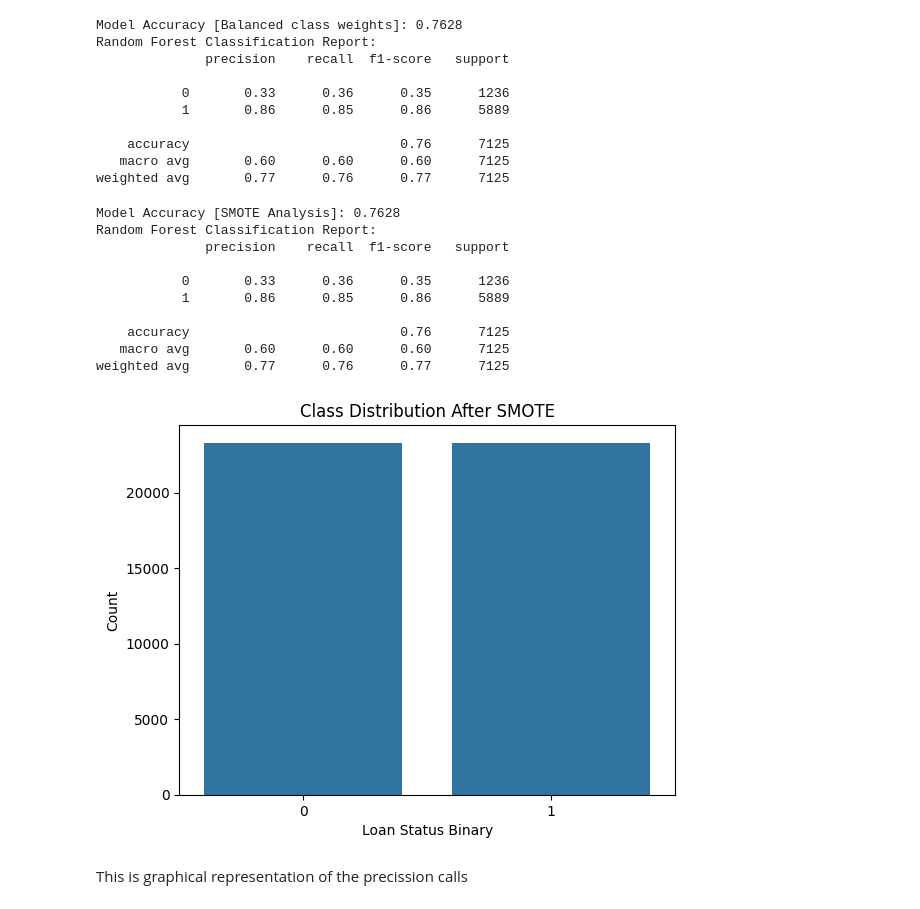
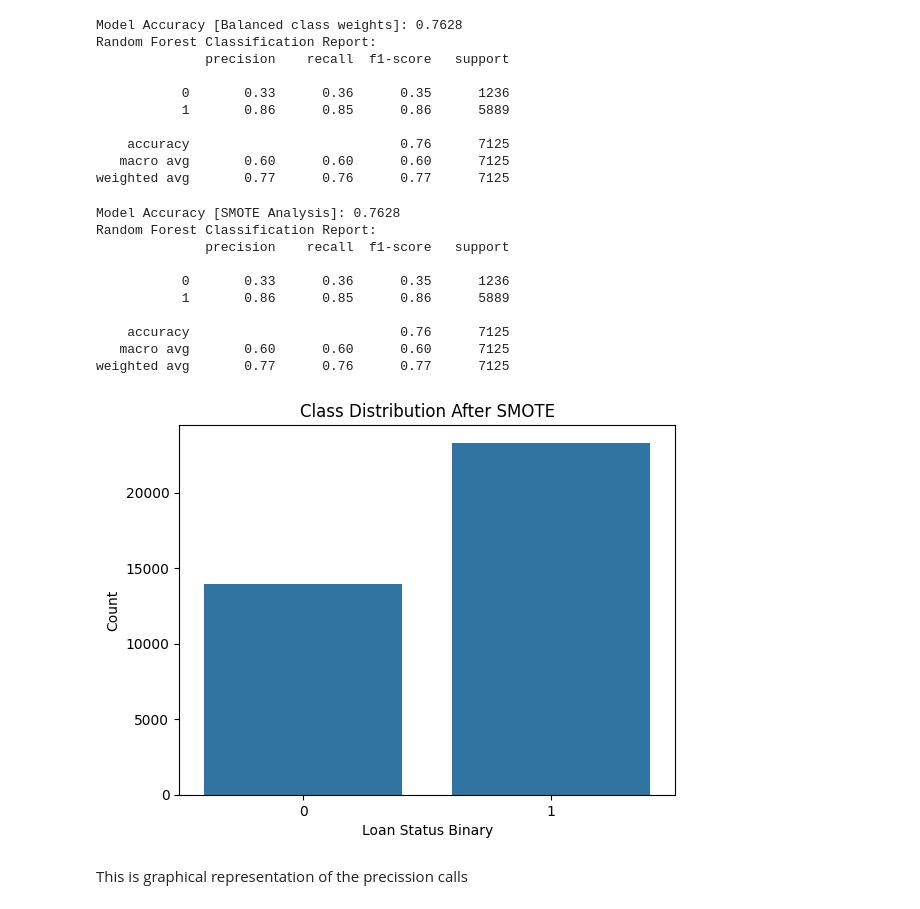
Before and after one commit to Sabha95/DataMining-DataAnalytics-Assig, a Jupyter notebook: Loan_Defaulters_Prediction_till_11_march.ipynb, the cells around one changed output. Cells and saved outputs as stored; diff of their text form; code cells hidden in the pictures.

```diff
--- a/Loan_Defaulters_Prediction_till_11_march.ipynb
+++ b/Loan_Defaulters_Prediction_till_11_march.ipynb
@@ -222,7 +222,7 @@ from sklearn.metrics import classification_report
 X_train, X_test, y_train, y_test = train_test_split(X, y, test_size=0.2, random_state=42)
 
 # Step 2: Apply SMOTE on Training Data
-smote = SMOTE(sampling_strategy='0.6', random_state=40)
+smote = SMOTE(sampling_strategy=0.9, random_state=40)
 X_train_resampled, y_train_resampled = smote.fit_resample(X_train, y_train)
 
 # Step 3: Train Random Forest Model on Resampled Data
@@ -234,34 +234,34 @@ rf_model.fit(X_train_resampled, y_train_resampled)
 #print(classification_report(y_test, y_pred))
 
 accuracy = accuracy_score(y_test, y_pred)  # Use mean_squared_error for regression
 print(f"Model Accuracy [SMOTE Analysis]: {accuracy:.4f}")
 
 
 train_accuracy = model.score(X_train, y_train)
 test_accuracy = model.score(X_test, y_test)
 
 
 print("Random Forest Classification Report:")
 print(classification_report(y_test, y_pred))
 
 # Visualize class distribution after SMOTE
 sns.countplot(x=y_train_resampled)
 plt.title('Class Distribution After SMOTE')
 plt.xlabel('Loan Status Binary')
 plt.ylabel('Count')
 plt.show()
 # %% [output]
 Model Accuracy [SMOTE Analysis]: 0.7628
 Random Forest Classification Report:
               precision    recall  f1-score   support
 
            0       0.33      0.36      0.35      1236
            1       0.86      0.85      0.86      5889
 
     accuracy                           0.76      7125
    macro avg       0.60      0.60      0.60      7125
 weighted avg       0.77      0.76      0.77      7125
-[figure, old version]
+[figure, new version]
 # %% [markdown]
 This is graphical representation of the precission calls
 # %%
```
